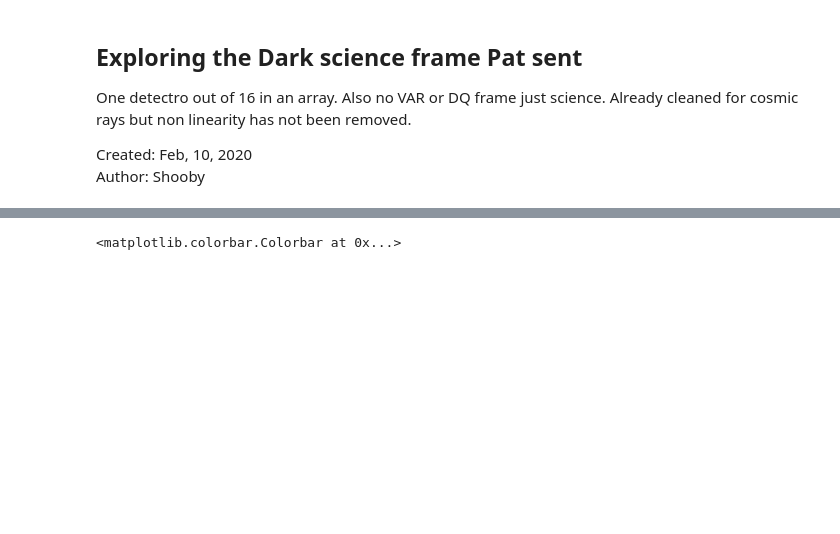
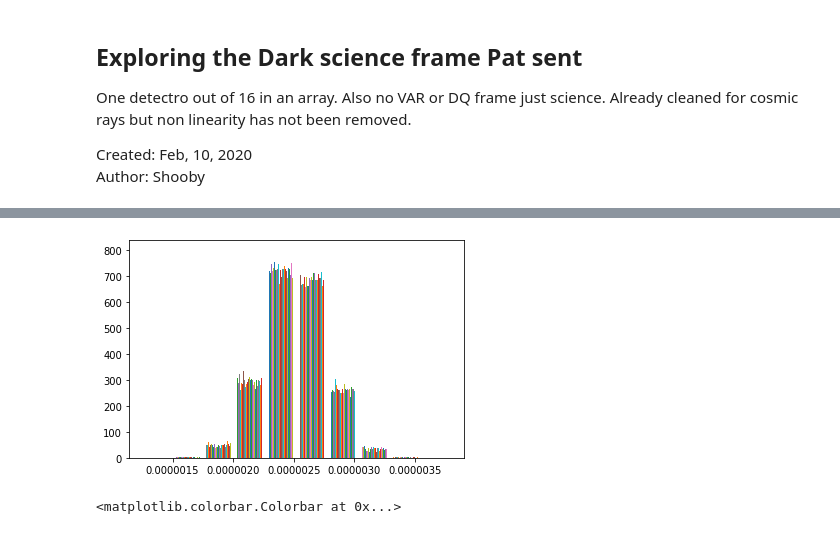
Before and after one commit to xoubish/nonlinearity_sim, a Jupyter notebook: Untitled.ipynb, the cells around one changed output, grey strips where cells are left out. Cells and saved outputs as stored; diff of their text form; code cells hidden in the pictures; blank space fills up the shorter version.

```diff
--- a/Untitled.ipynb
+++ b/Untitled.ipynb
@@ -20,3 +37,7 @@ np.shape(dark)[2]
+# %%
+ah = plt.hist(coef[4,:,:])
+# %% [output]
+[figure, added]
 # %%
 from matplotlib.colors import LogNorm
 
```
Also changed, not shown: parts of 4 cells of this notebook, 2 other files.
